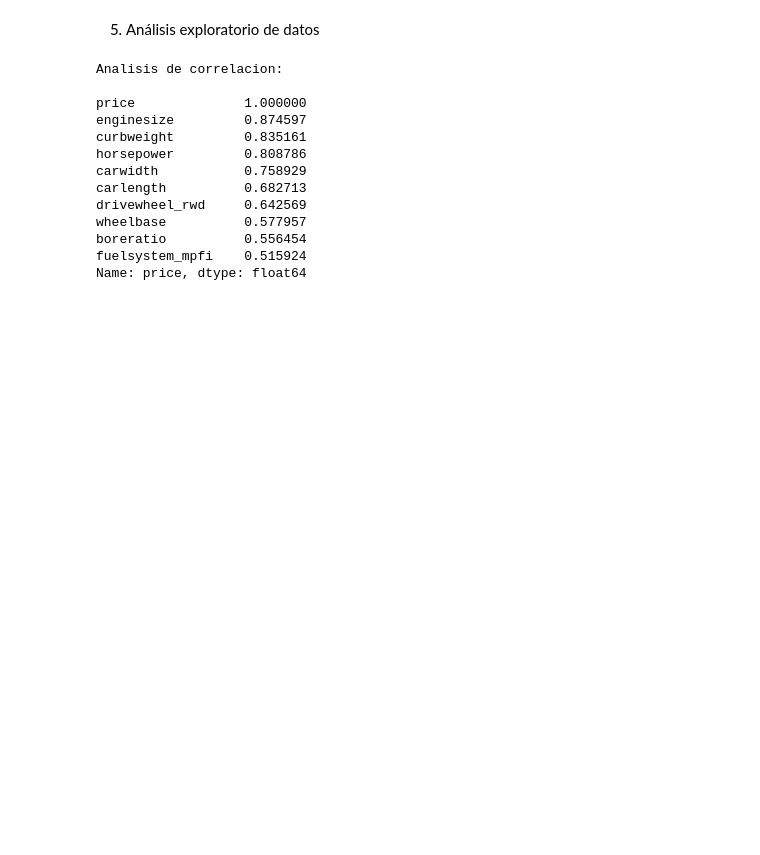
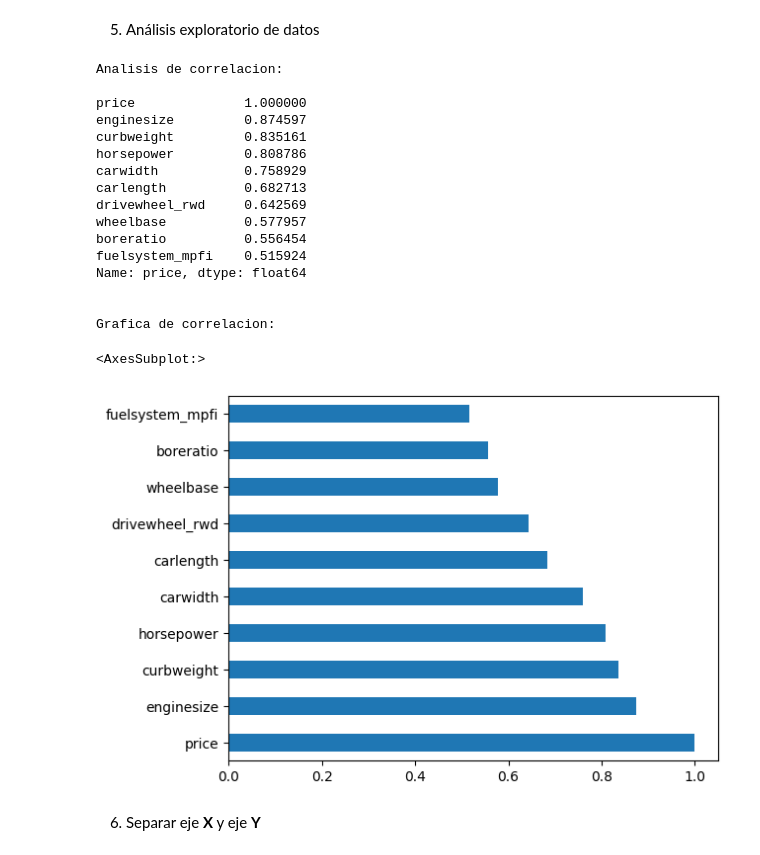
Before and after one commit to DavidLopF/Decision-tree-regressor-car-price, a Jupyter notebook: taller.ipynb, the cells around one changed output. Saved outputs shown, nothing was run; the diff lists cells and outputs as text; code cells hidden in the pictures; blank space fills up the shorter version.

```diff
--- a/taller.ipynb
+++ b/taller.ipynb
@@ -84,18 +88,29 @@ fuelsystem_spfi               1.000000
 # %%
 ##hacer analisis de correlacion
 print("\nAnalisis de correlacion:\n")
 print(corr['price'].sort_values(ascending=False)[:10], '\n')
+
+##grafica de correlacion
+print("\nGrafica de correlacion:\n")
+corr['price'].sort_values(ascending=False)[:10].plot(kind='barh')
 # %% [output]
 Analisis de correlacion:
 
 price              1.000000
 enginesize         0.874597
 curbweight         0.835161
 horsepower         0.808786
 carwidth           0.758929
 carlength          0.682713
 drivewheel_rwd     0.642569
 wheelbase          0.577957
 boreratio          0.556454
 fuelsystem_mpfi    0.515924
 Name: price, dtype: float64
+
+
+Grafica de correlacion:
+<AxesSubplot:>
+[figure, added]
+# %% [markdown]
+6.  Separar eje **X** y eje **Y**
```
Also changed, not shown: parts of 4 cells of this notebook.
